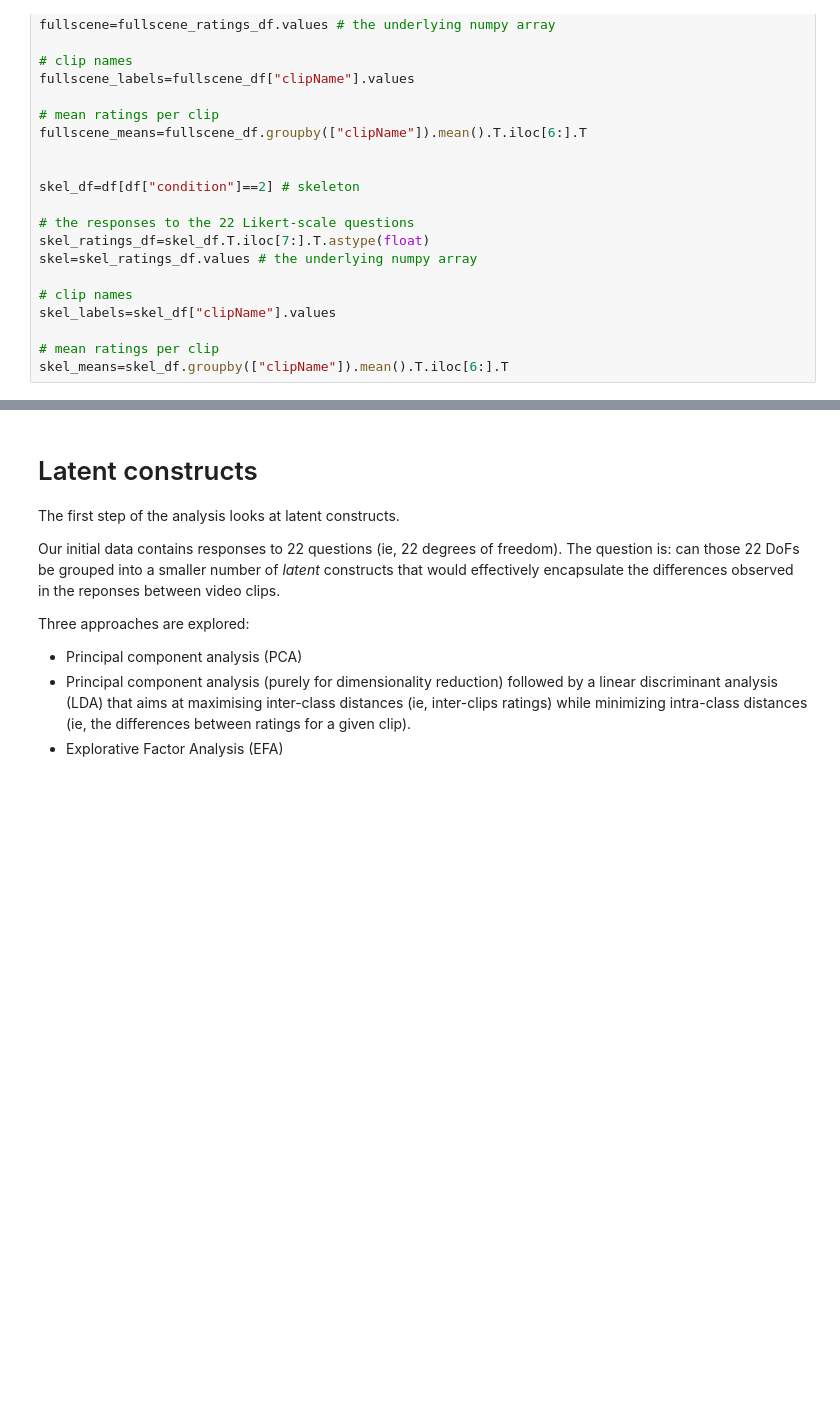
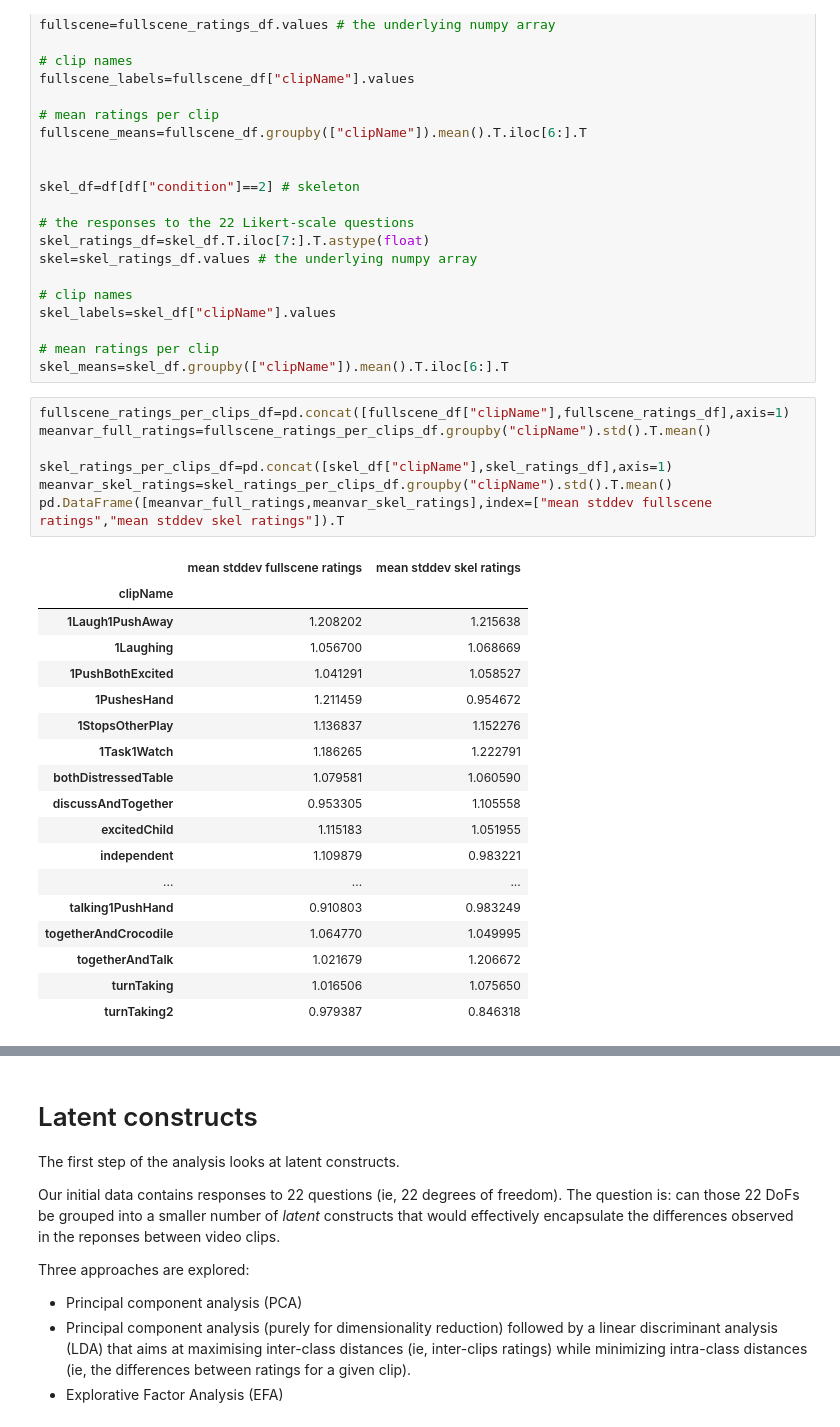
Before and after one commit to severin-lemaignan/pinsoro-kinematics, a Jupyter notebook: classification.ipynb, the cells around one changed output, grey strips where cells are left out. Cells and saved outputs as stored; diff of their text form; blank space fills up the shorter version.

```diff
--- a/classification.ipynb
+++ b/classification.ipynb
@@ -67,3 +50,29 @@ skel_labels=skel_df["clipName"].values
 
 # mean ratings per clip
 skel_means=skel_df.groupby(["clipName"]).mean().T.iloc[6:].T
+# %%
+fullscene_ratings_per_clips_df=pd.concat([fullscene_df["clipName"],fullscene_ratings_df],axis=1)
+meanvar_full_ratings=fullscene_ratings_per_clips_df.groupby("clipName").std().T.mean()
+
+skel_ratings_per_clips_df=pd.concat([skel_df["clipName"],skel_ratings_df],axis=1)
+meanvar_skel_ratings=skel_ratings_per_clips_df.groupby("clipName").std().T.mean()
+pd.DataFrame([meanvar_full_ratings,meanvar_skel_ratings],index=["mean stddev fullscene ratings","mean stddev skel ratings"]).T
+# %% [output]
+|  | mean stddev fullscene ratings | mean stddev skel ratings |
+| clipName |  |  |
+| 1Laugh1PushAway | 1.208202 | 1.215638 |
+| 1Laughing | 1.056700 | 1.068669 |
+| 1PushBothExcited | 1.041291 | 1.058527 |
+| 1PushesHand | 1.211459 | 0.954672 |
+| 1StopsOtherPlay | 1.136837 | 1.152276 |
+| 1Task1Watch | 1.186265 | 1.222791 |
+| bothDistressedTable | 1.079581 | 1.060590 |
+| discussAndTogether | 0.953305 | 1.105558 |
+| excitedChild | 1.115183 | 1.051955 |
+| independent | 1.109879 | 0.983221 |
+| ... | ... | ... |
+| talking1PushHand | 0.910803 | 0.983249 |
+| togetherAndCrocodile | 1.064770 | 1.049995 |
+| togetherAndTalk | 1.021679 | 1.206672 |
+| turnTaking | 1.016506 | 1.075650 |
+| turnTaking2 | 0.979387 | 0.846318 |
```
Also changed, not shown: parts of 9 cells of this notebook, 1 other file.
